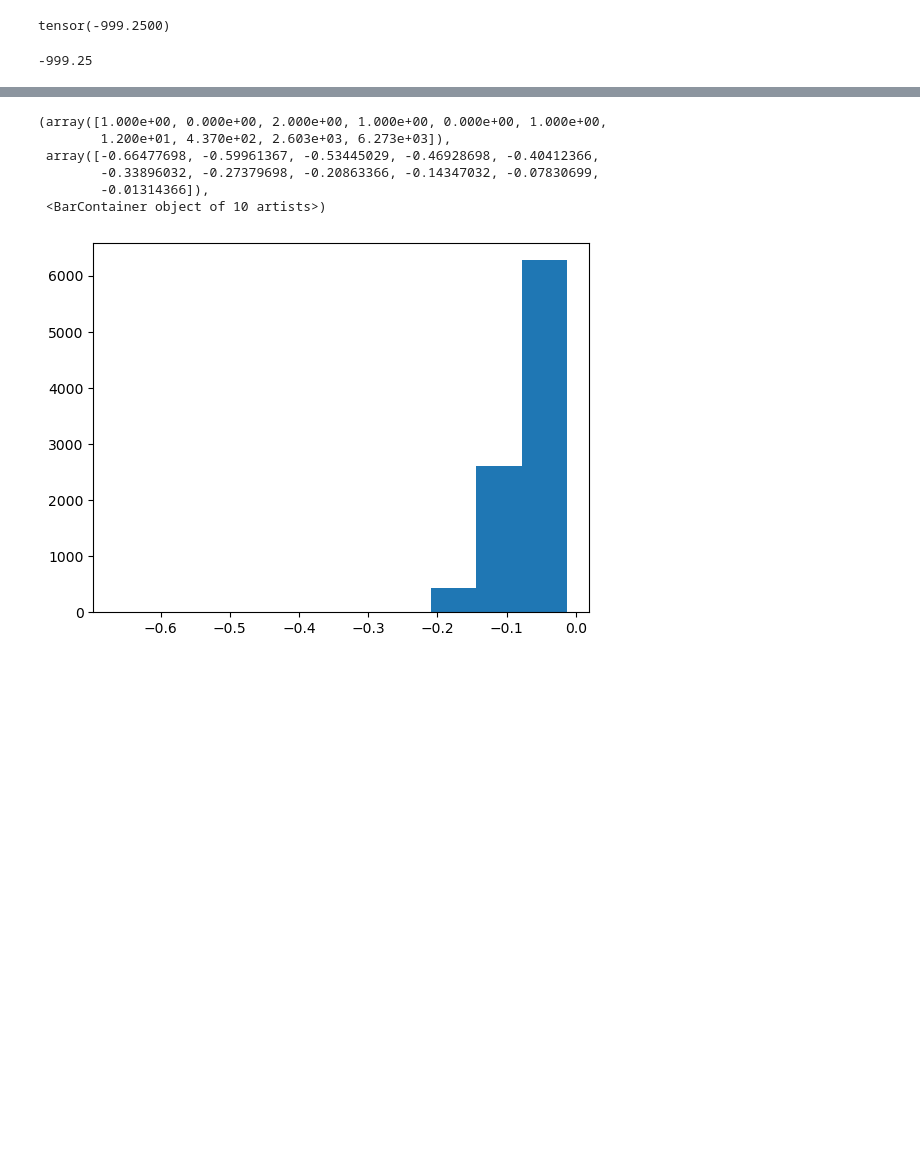
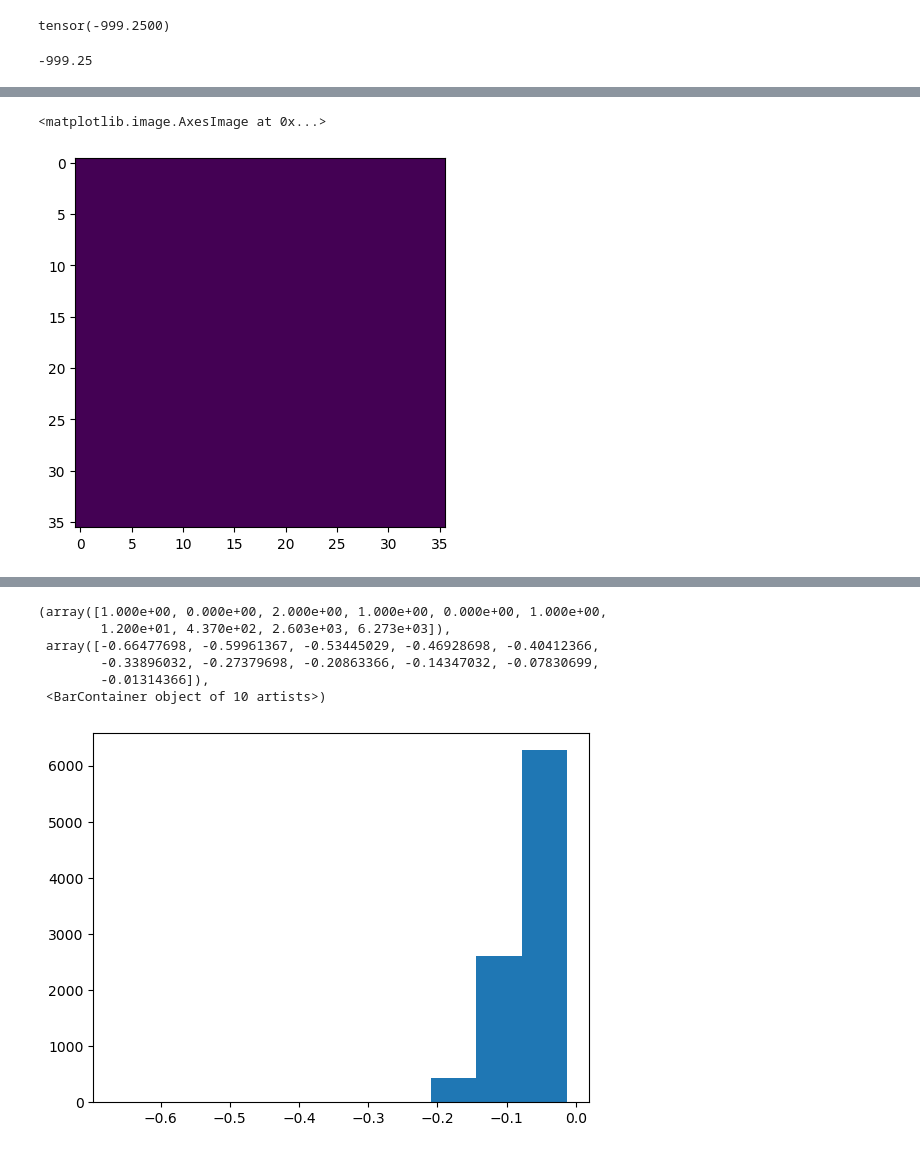
Before and after one commit to EllingtonKirby/Pipe-Corrosion-Detection, a Jupyter notebook: exploration.ipynb, the cells around one changed output, grey strips where cells are left out. Saved outputs shown, nothing was run; the diff lists cells and outputs as text; code cells hidden in the pictures; blank space fills up the shorter version.

```diff
--- a/exploration.ipynb
+++ b/exploration.ipynb
@@ -157,0 +177,8 @@ outliers = ((data.min(dim=1, keepdim=True).values < -10) == True).flatten()
+# %%
+outlier_example = np.vstack(merged[merged['filename'] == 'well_5_patch_10.npy']['data']).reshape(36, 36)
+outlier_example[outlier_example < -10] = 0
+# %%
+plt.imshow(outlier_example)
+# %% [output]
+<matplotlib.image.AxesImage at 0x...>
+[figure, added]
```
Also changed, not shown: parts of 10 cells of this notebook, 8 other files.
